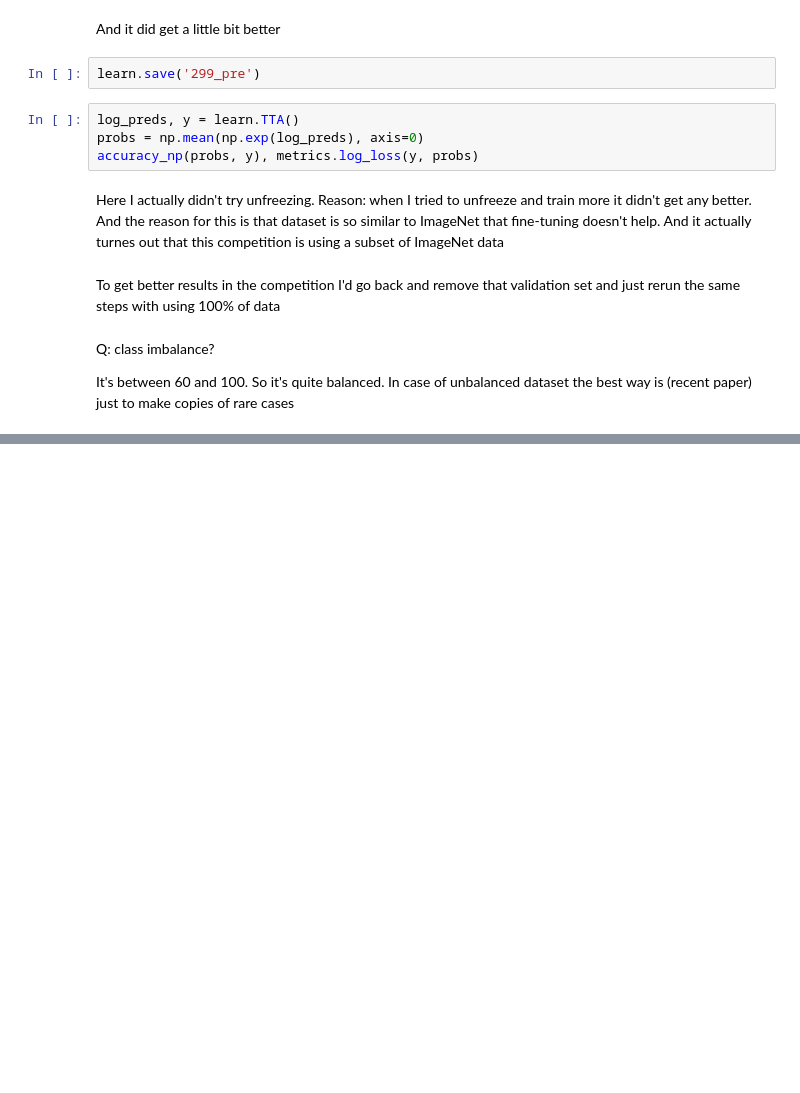
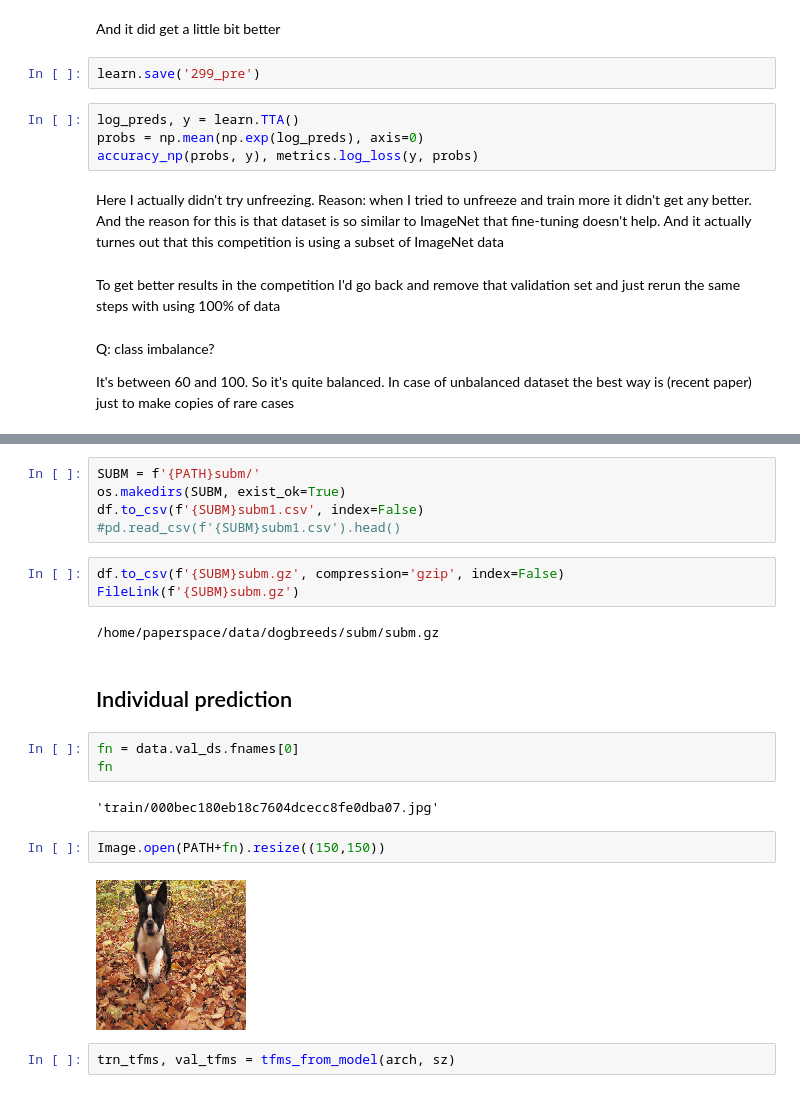
Before and after one commit to evgenysushko/fastai_course, a Jupyter notebook: notebooks/dog-breed-identification-kaggle.ipynb, the cells around one changed output, grey strips where cells are left out. Drawn from its saved outputs; the diff is of its cells as text; blank space fills up the shorter version.

```diff
--- a/notebooks/dog-breed-identification-kaggle.ipynb
+++ b/notebooks/dog-breed-identification-kaggle.ipynb
@@ -322,0 +359,23 @@ sample_submission.csv  test_submission.csv        train
+# %%
+SUBM = f'{PATH}subm/'
+os.makedirs(SUBM, exist_ok=True)
+df.to_csv(f'{SUBM}subm1.csv', index=False)
+#pd.read_csv(f'{SUBM}subm1.csv').head()
+# %%
+df.to_csv(f'{SUBM}subm.gz', compression='gzip', index=False)
+FileLink(f'{SUBM}subm.gz')
+# %% [output]
+/home/paperspace/data/dogbreeds/subm/subm.gz
+# %% [markdown]
+## Individual prediction
+# %%
+fn = data.val_ds.fnames[0]
+fn
+# %% [output]
+'train/000bec180eb18c7604dcecc8fe0dba07.jpg'
+# %%
+Image.open(PATH+fn).resize((150,150))
+# %% [output]
+[figure, added]
+# %%
+trn_tfms, val_tfms = tfms_from_model(arch, sz)
```
Also changed, not shown: parts of 28 cells of this notebook, 2 other files.
